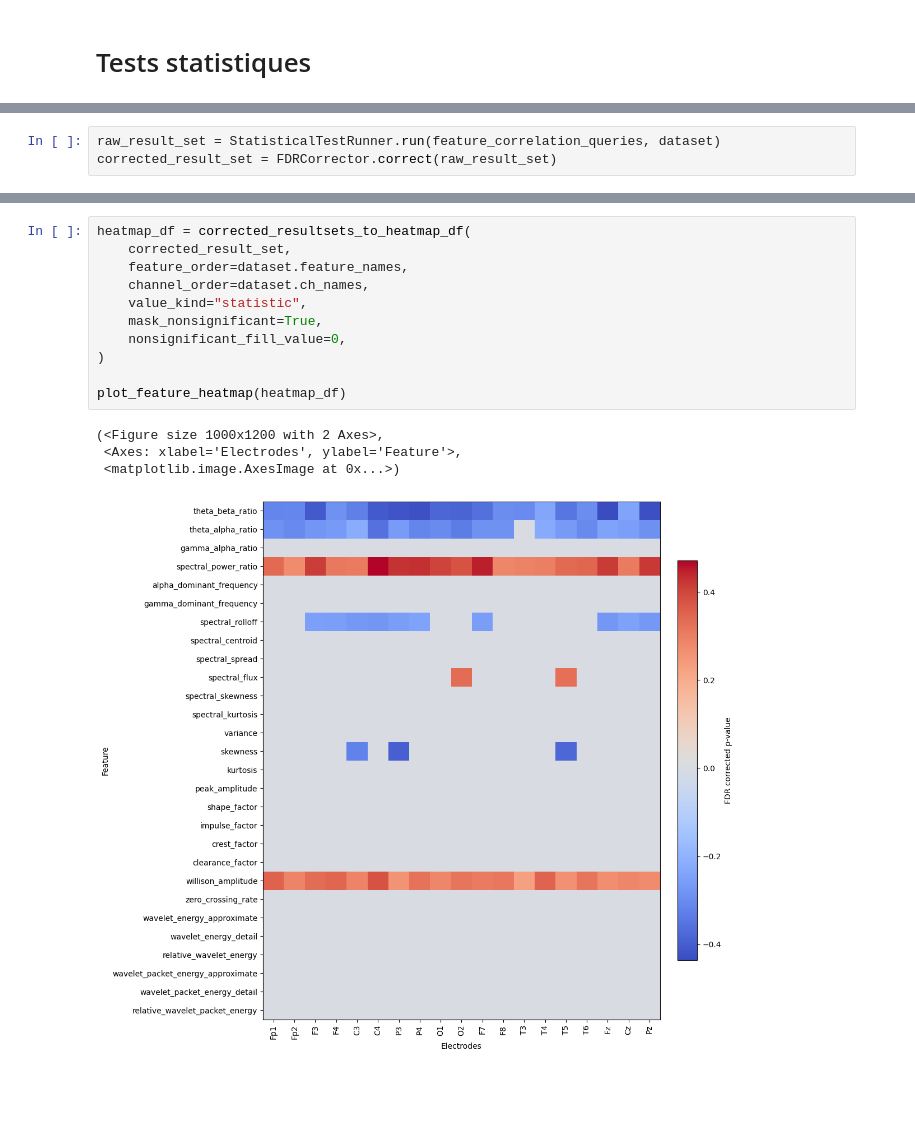
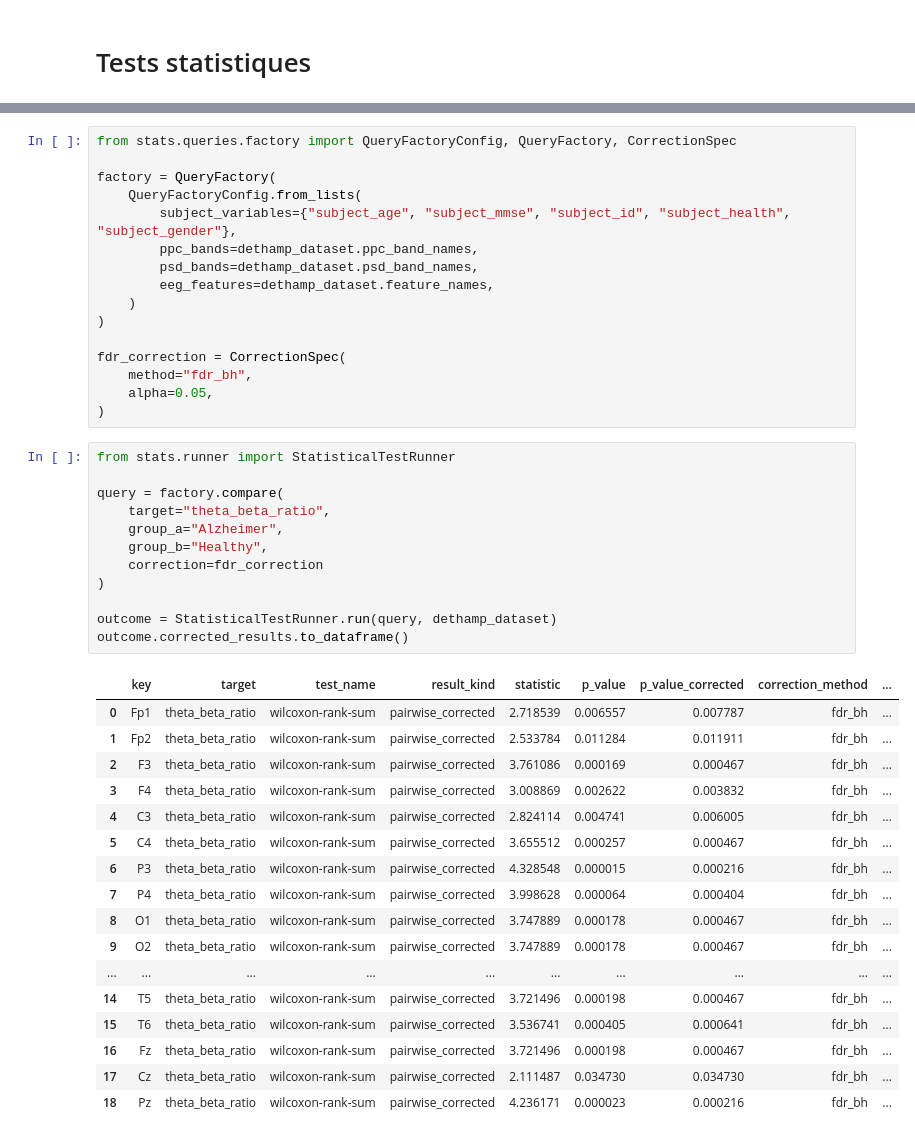
Before and after one commit to thePTH/eeg, a Jupyter notebook: notebook.ipynb, the cells around one changed output, grey strips where cells are left out. Cells and saved outputs as stored; diff of their text form; blank space fills up the shorter version.

Commit message:
more structure for the queries

```diff
--- a/notebook.ipynb
+++ b/notebook.ipynb
@@ -203,3 +109,0 @@ dataset = dethamp_dataset
-# %%
-raw_result_set = StatisticalTestRunner.run(feature_correlation_queries, dataset)
-corrected_result_set = FDRCorrector.correct(raw_result_set)
@@ -331,16 +110,46 @@ def plot_feature_heatmap(
-# %%
-heatmap_df = corrected_resultsets_to_heatmap_df(
-    corrected_result_set,
-    feature_order=dataset.feature_names,
-    channel_order=dataset.ch_names,
-    value_kind="statistic",
-    mask_nonsignificant=True,
-    nonsignificant_fill_value=0,
-)
-
-plot_feature_heatmap(heatmap_df)
-# %% [output]
-(<Figure size 1000x1200 with 2 Axes>,
- <Axes: xlabel='Electrodes', ylabel='Feature'>,
- <matplotlib.image.AxesImage at 0x...>)
-[figure, removed]
+# %%
+from stats.queries.factory import QueryFactoryConfig, QueryFactory, CorrectionSpec
+
+factory = QueryFactory(
+    QueryFactoryConfig.from_lists(
+        subject_variables={"subject_age", "subject_mmse", "subject_id", "subject_health", "subject_gender"},
+        ppc_bands=dethamp_dataset.ppc_band_names,
+        psd_bands=dethamp_dataset.psd_band_names,
+        eeg_features=dethamp_dataset.feature_names,
+    )
+)
+
+fdr_correction = CorrectionSpec(
+    method="fdr_bh",
+    alpha=0.05,
+)
+# %%
+from stats.runner import StatisticalTestRunner
+
+query = factory.compare(
+    target="theta_beta_ratio",
+    group_a="Alzheimer",
+    group_b="Healthy",
+    correction=fdr_correction
+)
+
+outcome = StatisticalTestRunner.run(query, dethamp_dataset)
+outcome.corrected_results.to_dataframe()
+# %% [output]
+|  | key | target | test_name | result_kind | statistic | p_value | p_value_corrected | correction_method | ... |
+| 0 | Fp1 | theta_beta_ratio | wilcoxon-rank-sum | pairwise_corrected | 2.718539 | 0.006557 | 0.007787 | fdr_bh | ... |
+| 1 | Fp2 | theta_beta_ratio | wilcoxon-rank-sum | pairwise_corrected | 2.533784 | 0.011284 | 0.011911 | fdr_bh | ... |
+| 2 | F3 | theta_beta_ratio | wilcoxon-rank-sum | pairwise_corrected | 3.761086 | 0.000169 | 0.000467 | fdr_bh | ... |
+| 3 | F4 | theta_beta_ratio | wilcoxon-rank-sum | pairwise_corrected | 3.008869 | 0.002622 | 0.003832 | fdr_bh | ... |
+| 4 | C3 | theta_beta_ratio | wilcoxon-rank-sum | pairwise_corrected | 2.824114 | 0.004741 | 0.006005 | fdr_bh | ... |
+| 5 | C4 | theta_beta_ratio | wilcoxon-rank-sum | pairwise_corrected | 3.655512 | 0.000257 | 0.000467 | fdr_bh | ... |
+| 6 | P3 | theta_beta_ratio | wilcoxon-rank-sum | pairwise_corrected | 4.328548 | 0.000015 | 0.000216 | fdr_bh | ... |
+| 7 | P4 | theta_beta_ratio | wilcoxon-rank-sum | pairwise_corrected | 3.998628 | 0.000064 | 0.000404 | fdr_bh | ... |
+| 8 | O1 | theta_beta_ratio | wilcoxon-rank-sum | pairwise_corrected | 3.747889 | 0.000178 | 0.000467 | fdr_bh | ... |
+| 9 | O2 | theta_beta_ratio | wilcoxon-rank-sum | pairwise_corrected | 3.747889 | 0.000178 | 0.000467 | fdr_bh | ... |
+| ... | ... | ... | ... | ... | ... | ... | ... | ... | ... |
+| 14 | T5 | theta_beta_ratio | wilcoxon-rank-sum | pairwise_corrected | 3.721496 | 0.000198 | 0.000467 | fdr_bh | ... |
+| 15 | T6 | theta_beta_ratio | wilcoxon-rank-sum | pairwise_corrected | 3.536741 | 0.000405 | 0.000641 | fdr_bh | ... |
+| 16 | Fz | theta_beta_ratio | wilcoxon-rank-sum | pairwise_corrected | 3.721496 | 0.000198 | 0.000467 | fdr_bh | ... |
+| 17 | Cz | theta_beta_ratio | wilcoxon-rank-sum | pairwise_corrected | 2.111487 | 0.034730 | 0.034730 | fdr_bh | ... |
+| 18 | Pz | theta_beta_ratio | wilcoxon-rank-sum | pairwise_corrected | 4.236171 | 0.000023 | 0.000216 | fdr_bh | ... |
```
Also changed, not shown: parts of 6 cells of this notebook, 22 other files.
